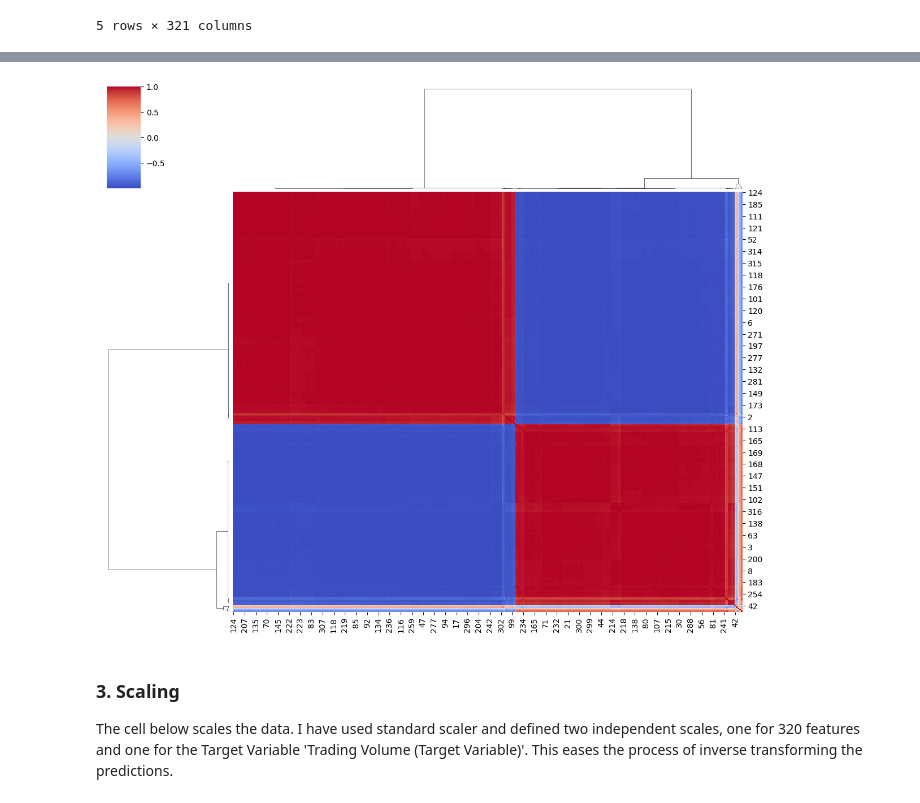
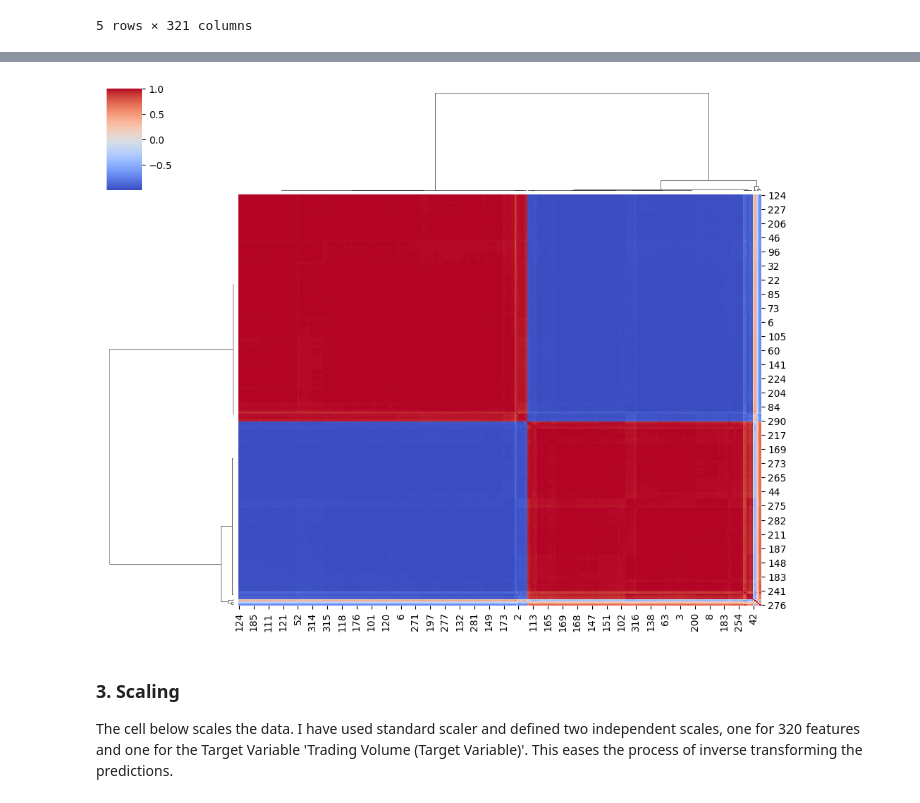
Before and after one commit to yashchougule19/Time_Series_Forecasting, a Jupyter notebook: RNN_Time_Series_Forecasting.ipynb, the cells around one changed output, grey strips where cells are left out. Saved outputs shown, nothing was run; the diff lists cells and outputs as text; code cells hidden in the pictures.

```diff
--- a/RNN_Time_Series_Forecasting.ipynb
+++ b/RNN_Time_Series_Forecasting.ipynb
@@ -47,2 +47,7 @@ plt.show()
 # %%
-correlation_matrix = df_scaled.drop('Trading Volume (Target Variable)', axis=1).corr()
+correlation_matrix = df_orig.drop('Trading Volume (Target Variable)', axis=1).corr()
+
+plt.figure(figsize=(10,8))
+sns.heatmap(correlation_matrix, cmap='coolwarm', center=0)
+plt.title('Correlation Matrix Heatmap')
+plt.show()
@@ -56,8 +56,8 @@ plt.show()
 # %%
-sns.clustermap(correlation_matrix, cmap="coolwarm", center=0, method="ward", figsize=(12, 10))
+sns.clustermap(correlation_matrix, cmap="coolwarm", center=0, method="ward", figsize=(10, 8))
 plt.show()
 # %% [output]
-[figure, old version]
+[figure, new version]
 # %% [markdown]
 ### **3. Scaling**
 The cell below scales the data.
```
Also changed, not shown: parts of 36 cells of this notebook, 5 other files.
